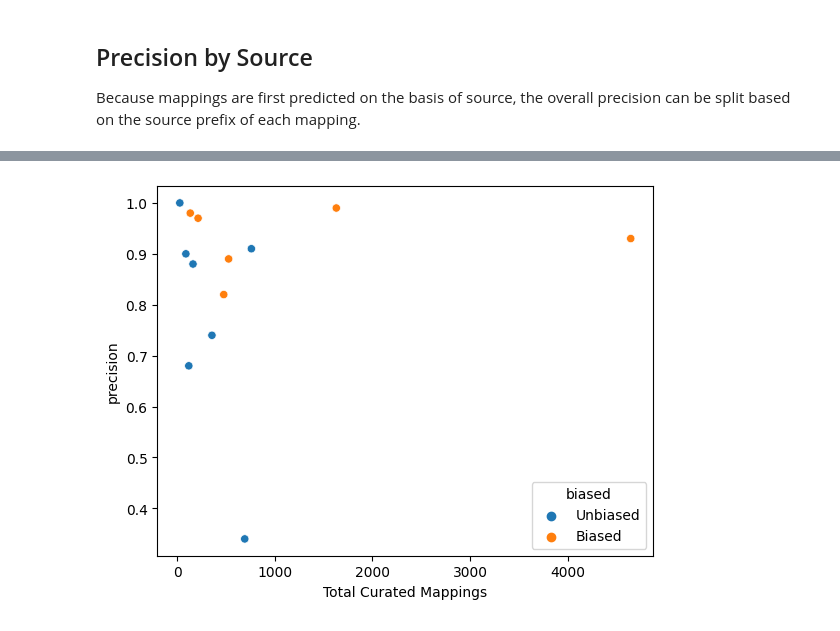
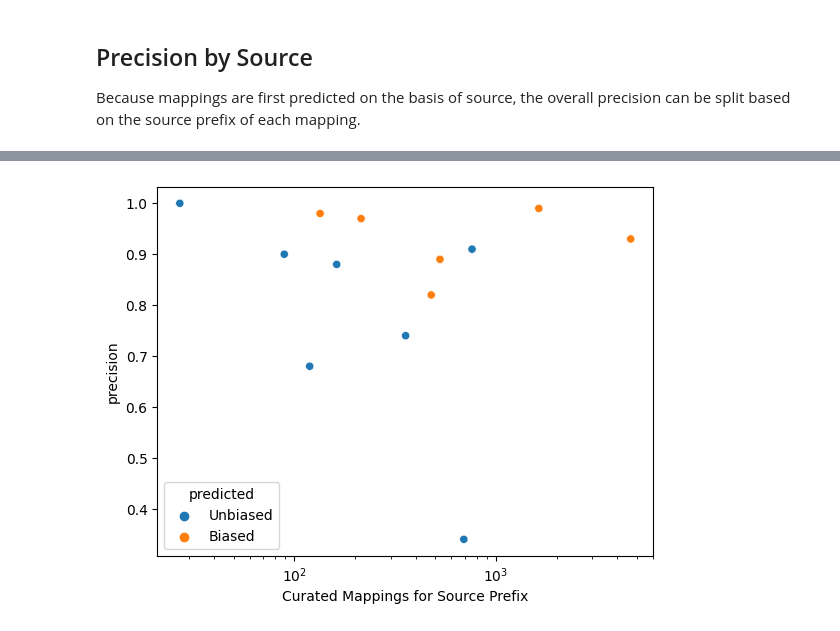
Before and after one commit to biopragmatics/biomappings, a Jupyter notebook: notebooks/Biased Measurement of Precision.ipynb, the cells around one changed output, grey strips where cells are left out. Drawn from its saved outputs; the diff is of its cells as text; code cells hidden in the pictures.

```diff
--- a/notebooks/Biased Measurement of Precision.ipynb
+++ b/notebooks/Biased Measurement of Precision.ipynb
@@ -100,12 +93,15 @@ df1
-# %%
-ax = sns.scatterplot(
-    x=df1["positive"] + df1["negative"],
-    y=df1["precision"],
-    hue=df1["biased"].map(lambda b: "Biased" if b else "Unbiased")
-)
-ax.set_xlabel("Total Curated Mappings")
-plt.show()
-# %% [output]
-[figure, removed]
+# %%
+ax = sns.scatterplot(
+    data=df1,
+    x="curated",
+    y="precision",
+    hue=df1["predicted"].map(lambda v: "Biased" if v > 0 else "Unbiased"),
+)
+ax.set_xscale("log")
+ax.set_xlabel("Curated Mappings for Source Prefix")
+
+plt.show()
+# %% [output]
+[figure, added]
 # %% [markdown]
 A more granular view is calculated by stratifying by both the source and target prefix of the mappings.
```
Also changed, not shown: parts of 17 cells of this notebook, 4 other files.
